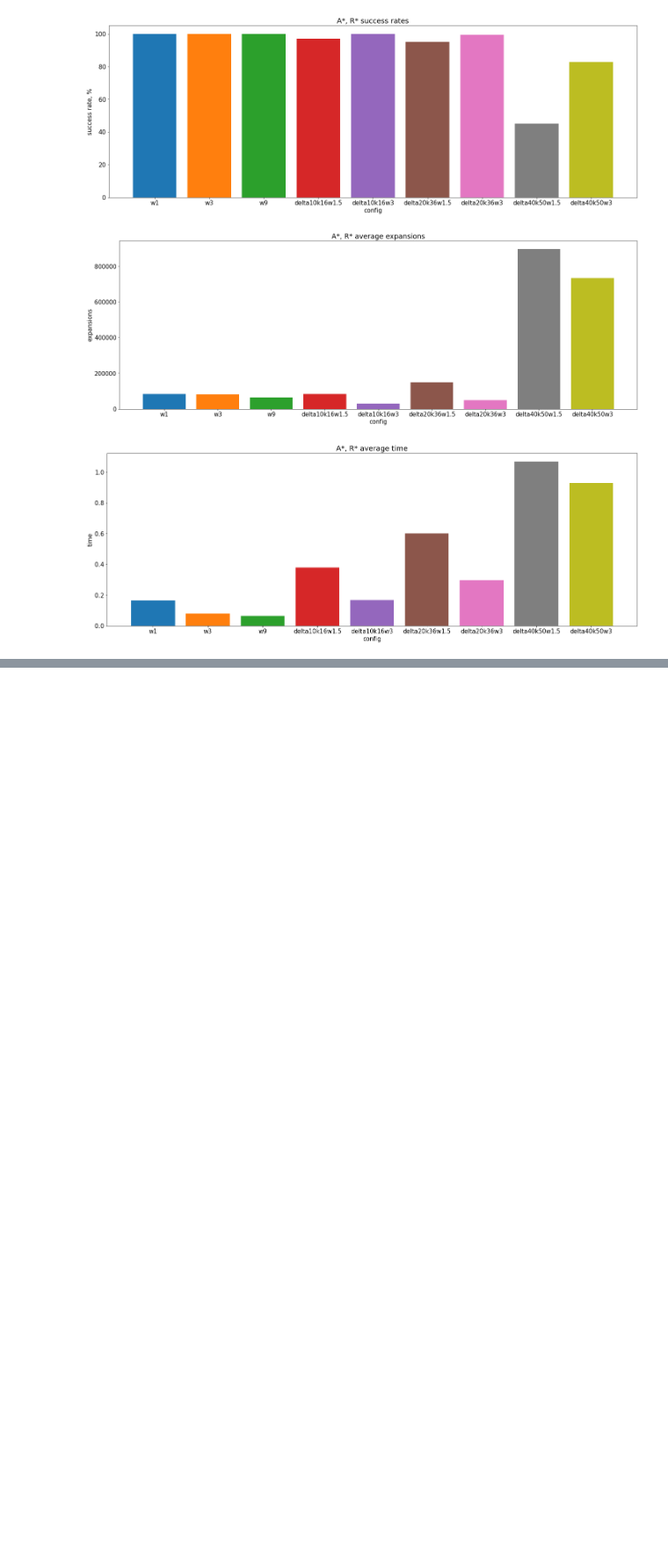
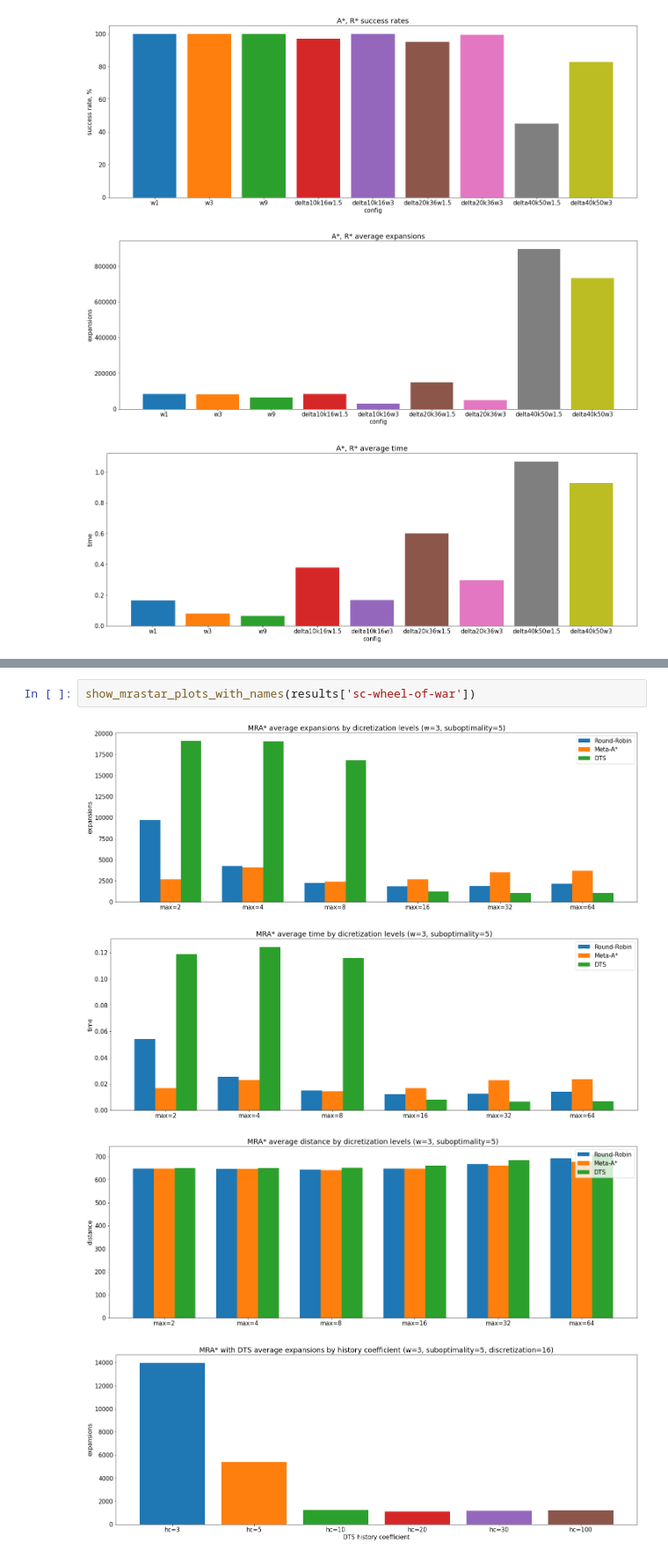
Before and after one commit to vsalavatov/bsse-heuristic-search-rstar-mrastar, a Jupyter notebook: analysis.ipynb, the cells around one changed output, grey strips where cells are left out. Shown at 88% size. Drawn from its saved outputs; the diff is of its cells as text; blank space fills up the shorter version.

```diff
--- a/analysis.ipynb
+++ b/analysis.ipynb
@@ -162,0 +241,7 @@ show_plots(results['cities-newyork'])
+# %%
+show_mrastar_plots_with_names(results['sc-wheel-of-war'])
+# %% [output]
+[figure, added]
+[figure, added]
+[figure, added]
+[figure, added]
```
Also changed, not shown: parts of 14 cells of this notebook, 1 other file.
